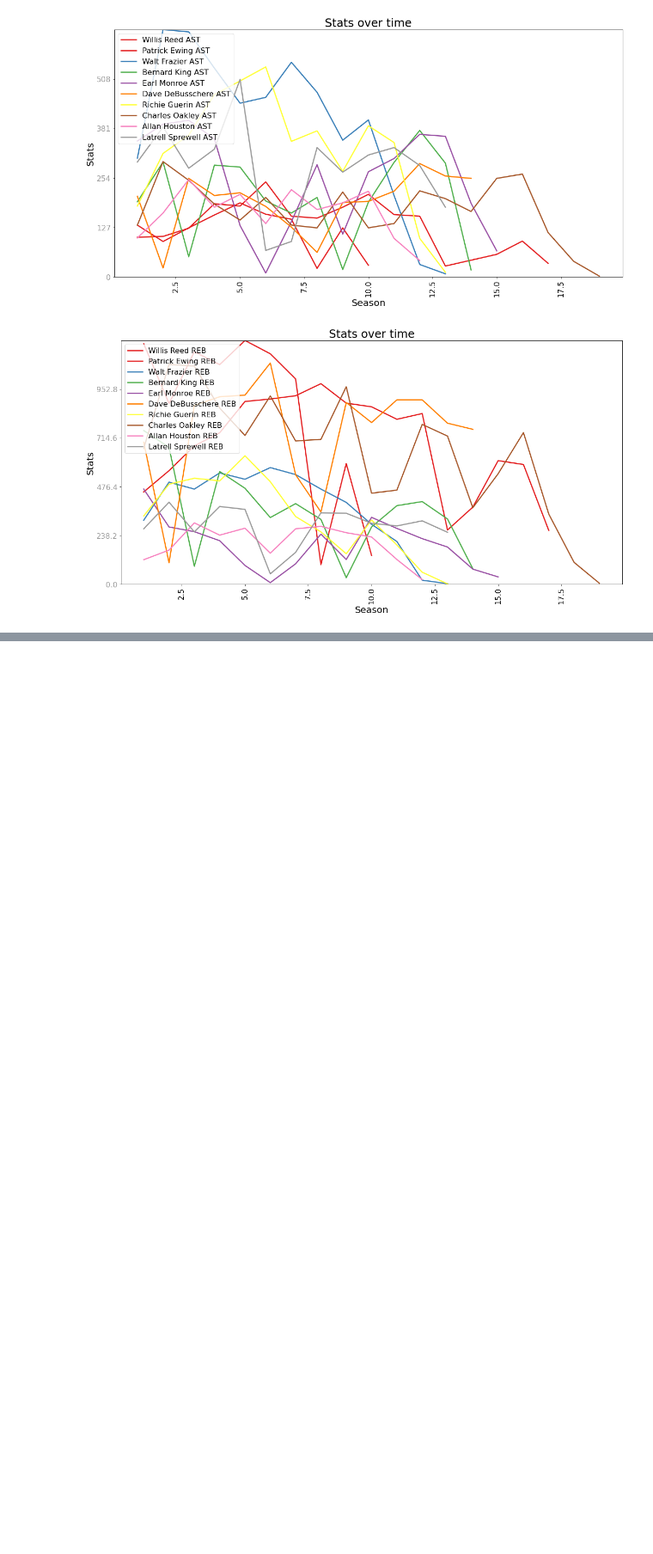
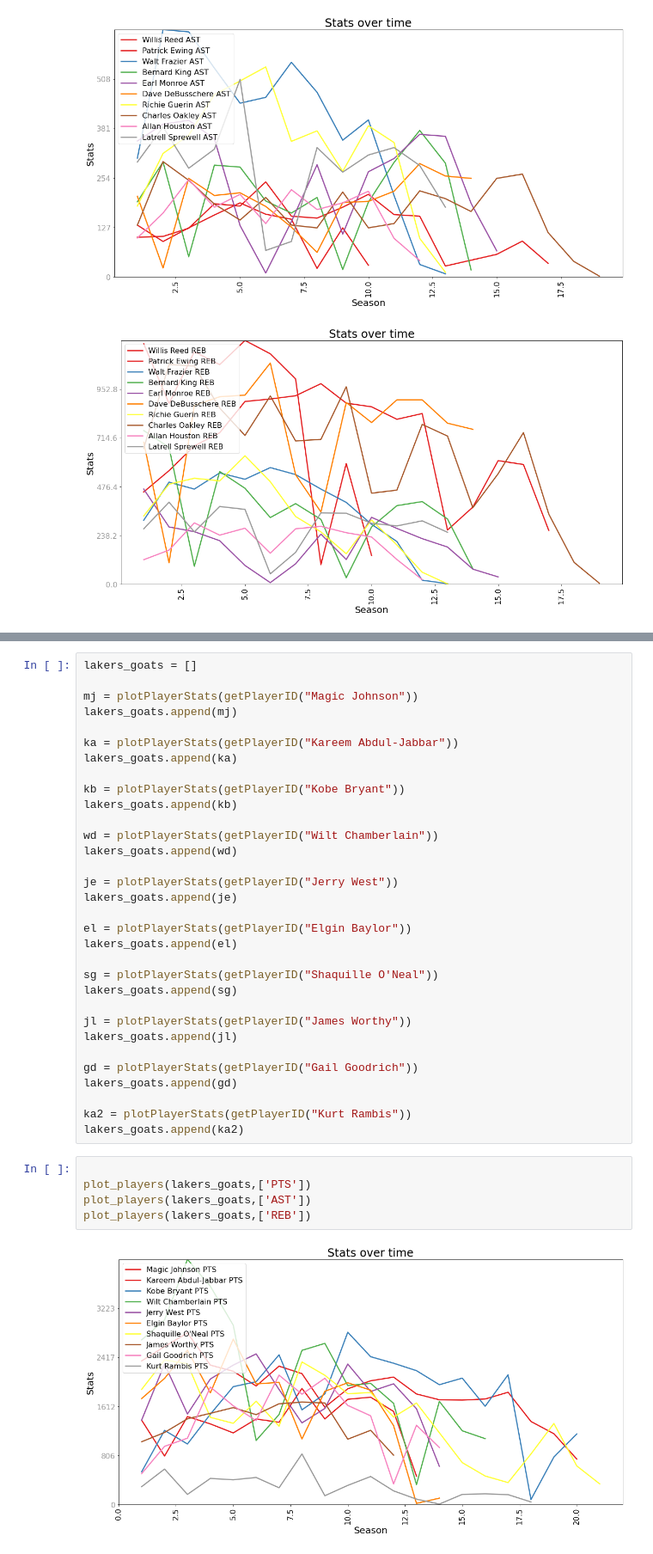
Before and after one commit to gporceng/NBA_Graphs, a Jupyter notebook: career_graphs.ipynb, the cells around one changed output, grey strips where cells are left out. Shown at 86% size. Drawn from its saved outputs; the diff is of its cells as text; blank space fills up the shorter version.

Commit message:
Added Lakers stats

```diff
--- a/career_graphs.ipynb
+++ b/career_graphs.ipynb
@@ -462,0 +463,39 @@ nj
+# %%
+lakers_goats = []
+
+mj = plotPlayerStats(getPlayerID("Magic Johnson"))
+lakers_goats.append(mj)
+
+ka = plotPlayerStats(getPlayerID("Kareem Abdul-Jabbar"))
+lakers_goats.append(ka)
+
+kb = plotPlayerStats(getPlayerID("Kobe Bryant"))
+lakers_goats.append(kb)
+
+wd = plotPlayerStats(getPlayerID("Wilt Chamberlain"))
+lakers_goats.append(wd)
+
+je = plotPlayerStats(getPlayerID("Jerry West"))
+lakers_goats.append(je)
+
+el = plotPlayerStats(getPlayerID("Elgin Baylor"))
+lakers_goats.append(el)
+
+sg = plotPlayerStats(getPlayerID("Shaquille O'Neal"))
+lakers_goats.append(sg)
+
+jl = plotPlayerStats(getPlayerID("James Worthy"))
+lakers_goats.append(jl)
+
+gd = plotPlayerStats(getPlayerID("Gail Goodrich"))
+lakers_goats.append(gd)
+
+ka2 = plotPlayerStats(getPlayerID("Kurt Rambis"))
+lakers_goats.append(ka2)
+# %%
+
+plot_players(lakers_goats,['PTS'])
+plot_players(lakers_goats,['AST'])
+plot_players(lakers_goats,['REB'])
+# %% [output]
+[figure, added]
```
Also changed, not shown: parts of 3 cells of this notebook.
